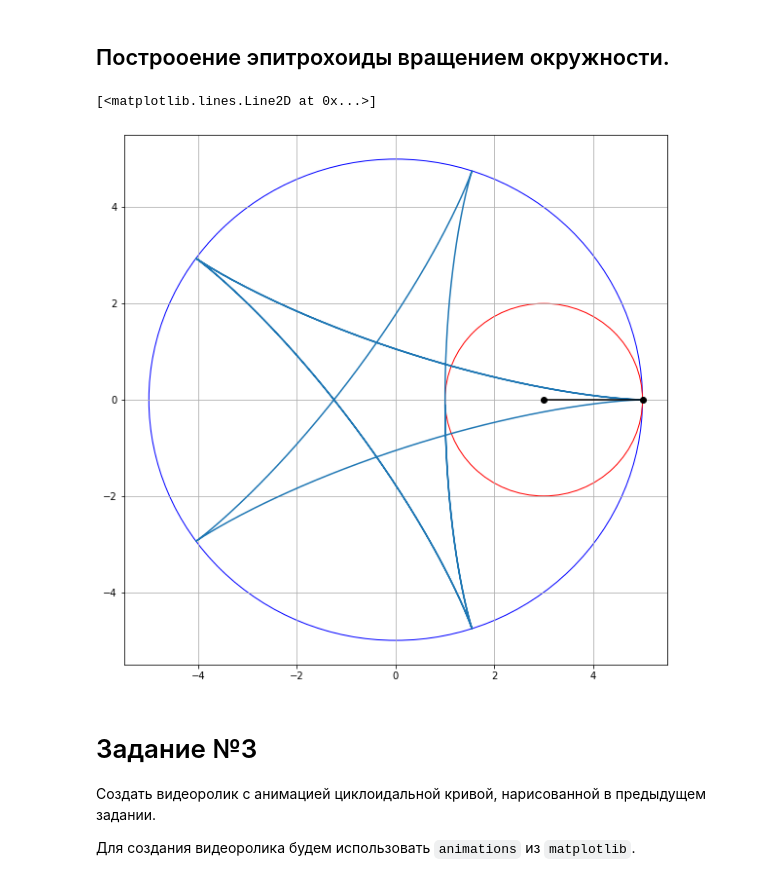
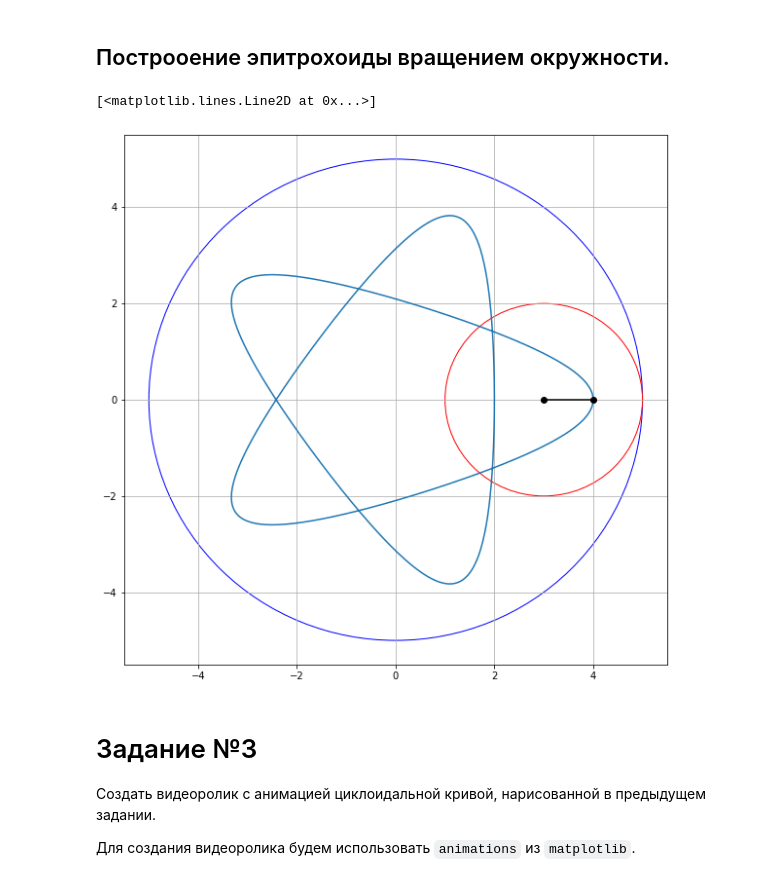
Before and after one commit to mascomen4/computer-geometry, a Jupyter notebook: lab03/main.ipynb, the cells around one changed output. Saved outputs shown, nothing was run; the diff lists cells and outputs as text; code cells hidden in the pictures.

```diff
--- a/lab03/main.ipynb
+++ b/lab03/main.ipynb
@@ -166,22 +166,22 @@ ax.plot([3, 4], [0, 0], marker='o', color='black')
 # %% [markdown]
 ## Построоение эпитрохоиды вращением окружности.
 # %%
-xy, out, centers = rotation_hyp(2, 5, 2, 3)
+xy, out, centers = rotation_hyp(2, 5, 1, 2)
 
 fig = plt.figure(figsize=(10, 10))
 ax = fig.add_subplot(1, 1, 1)
 ax.grid()
 
 circle_out = mpatches.Circle([0, 0], 5, color="blue", fill=False)
 circle_in = mpatches.Circle([3, 0], 2, color="red", fill=False)
 ax.add_patch(circle_out)
 ax.add_patch(circle_in)
 
 ax.plot(xy[:, 0], xy[:, 1])
 ax.plot([3, xy[0][0]], [0, xy[0][1]], marker='o', color='black')
 # %% [output]
 [<matplotlib.lines.Line2D at 0x...>]
-[figure, old version]
+[figure, new version]
 # %% [markdown]
 # Задание №3
 Создать видеоролик с анимацией циклоидальной кривой, нарисованной в предыдущем задании.
```
Also changed, not shown: parts of 3 cells of this notebook, 4 other files.
